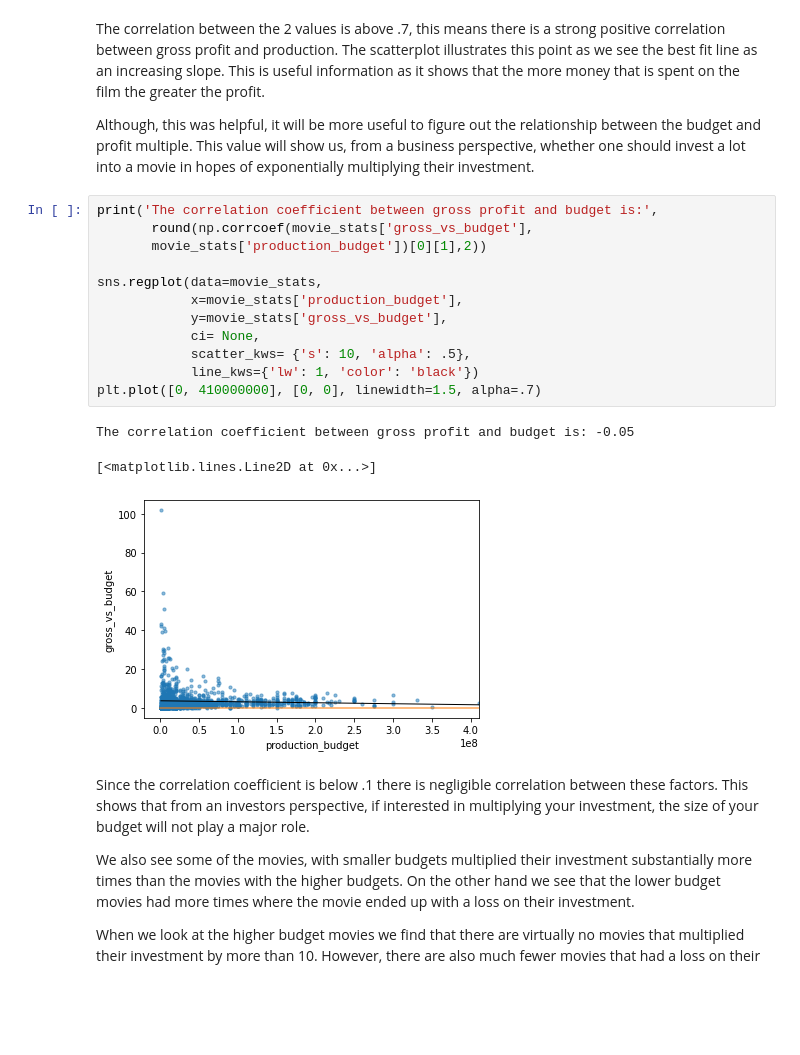
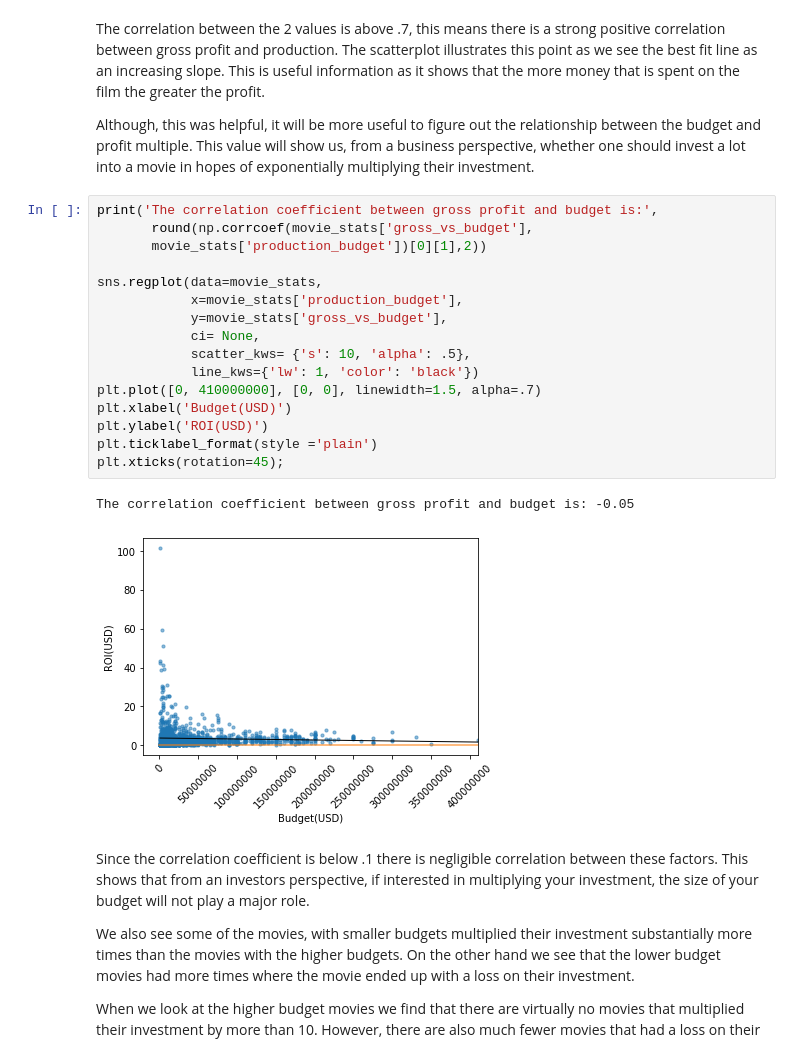
Before and after one commit to joshuaedelstein15/Phase1_Project, a Jupyter notebook: Movie_Analysis.ipynb, the cells around one changed output. Drawn from its saved outputs; the diff is of its cells as text; blank space fills up the shorter version.

```diff
--- a/Movie_Analysis.ipynb
+++ b/Movie_Analysis.ipynb
@@ -250,19 +253,22 @@ Although, this was helpful, it will be more useful to figure out the relationshi
 # %%
 print('The correlation coefficient between gross profit and budget is:',
        round(np.corrcoef(movie_stats['gross_vs_budget'],
        movie_stats['production_budget'])[0][1],2))
 
 sns.regplot(data=movie_stats,
             x=movie_stats['production_budget'],
             y=movie_stats['gross_vs_budget'],
             ci= None,
             scatter_kws= {'s': 10, 'alpha': .5},
             line_kws={'lw': 1, 'color': 'black'})
 plt.plot([0, 410000000], [0, 0], linewidth=1.5, alpha=.7)
+plt.xlabel('Budget(USD)')
+plt.ylabel('ROI(USD)')
+plt.ticklabel_format(style ='plain')
+plt.xticks(rotation=45);
 # %% [output]
 The correlation coefficient between gross profit and budget is: -0.05
-[<matplotlib.lines.Line2D at 0x...>]
-[figure, old version]
+[figure, new version]
 # %% [markdown]
 Since the correlation coefficient is below .1 there is negligible correlation between these factors. This shows that from an investors perspective, if interested in multiplying your investment, the size of your budget will not play a major role.
 
```
Also changed, not shown: parts of 16 cells of this notebook, 1 other file.
